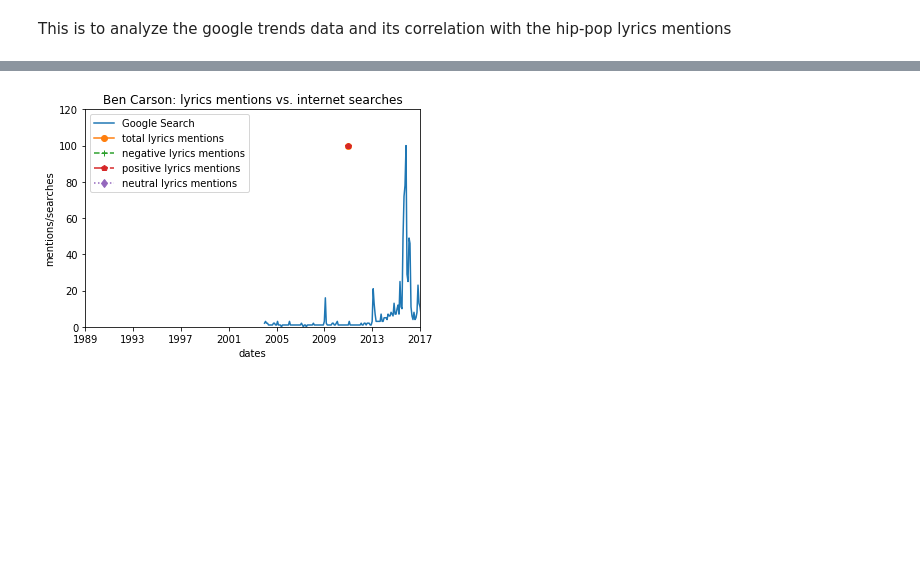
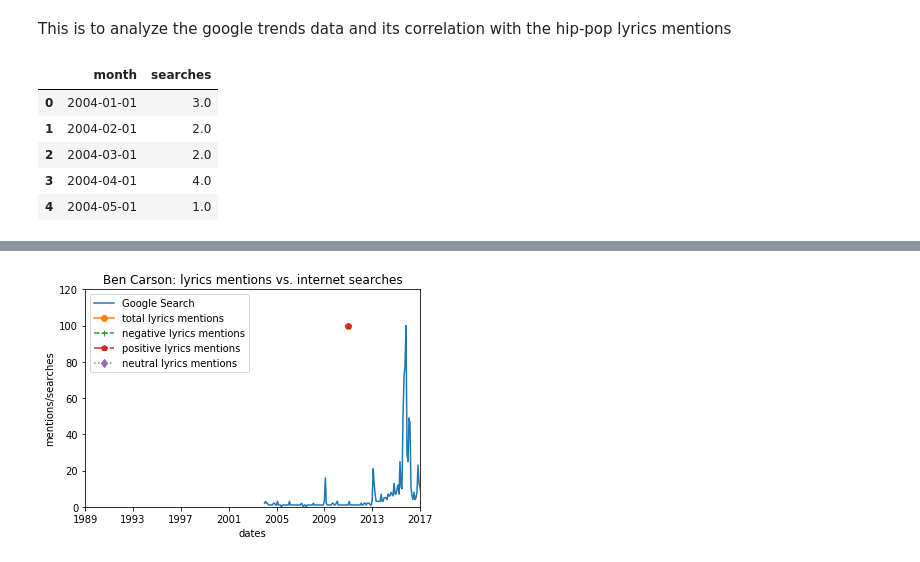
Before and after one commit to boudrejp/PythonProj2, a Jupyter notebook: analysis/analyze_GoogleTrends.ipynb, the cells around one changed output, grey strips where cells are left out. Saved outputs shown, nothing was run; the diff lists cells and outputs as text; code cells hidden in the pictures; blank space fills up the shorter version.

```diff
--- a/data/analyze_GoogleTrends.ipynb
+++ b/analysis/analyze_GoogleTrends.ipynb
@@ -1,5 +1,39 @@
 # %% [markdown]
 This is to analyze the google trends data and its correlation with the hip-pop lyrics mentions
+# %%
+import csv
+import numpy as np
+import pandas as pd
+%matplotlib inline
+import matplotlib.pyplot as plt
+from datetime import datetime
+from datetime import date
+
+
+list_time = []
+list_search = []
+with open('GoogleTrends_DTrump.csv','rt',encoding='utf-8') as CSVread:
+    for i in range(3):
+        next(CSVread)
+    CSV_read = csv.reader(CSVread)
+    for month,search in CSV_read:
+        if search == '<1':
+            search = 0
+        list_time.append(datetime.strptime(month,'%Y-%m'))
+        list_search.append(float(search))
+#     list_data = [dict(row) for row in CSV_read]
+# list_data
+series_data = pd.DataFrame({'month':list_time,
+                            'searches':list_search})
+
+series_data.head()
+# %% [output]
+|  | month | searches |
+| 0 | 2004-01-01 | 3.0 |
+| 1 | 2004-02-01 | 2.0 |
+| 2 | 2004-03-01 | 2.0 |
+| 3 | 2004-04-01 | 4.0 |
+| 4 | 2004-05-01 | 1.0 |
 # %%
 import csv
 import numpy as np
```
Also changed, not shown: parts of 6 cells of this notebook, 25 other files.
